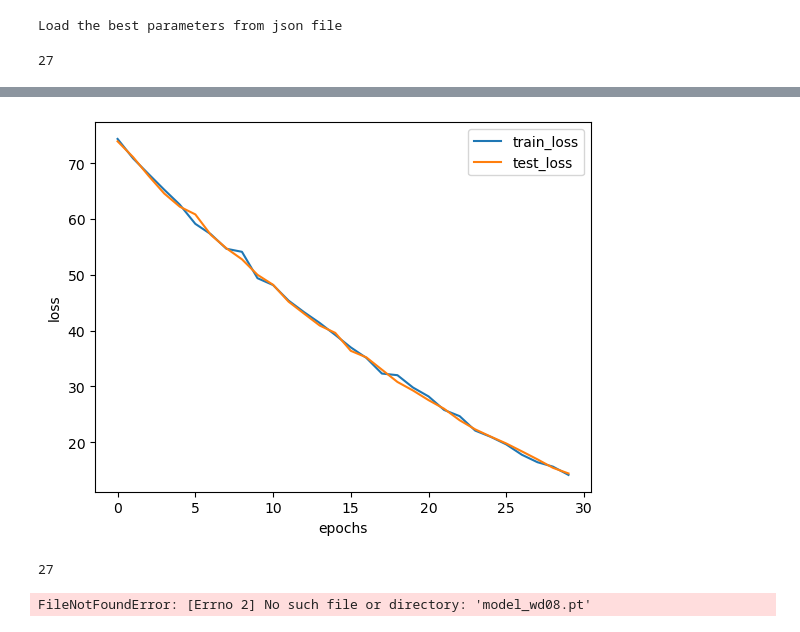
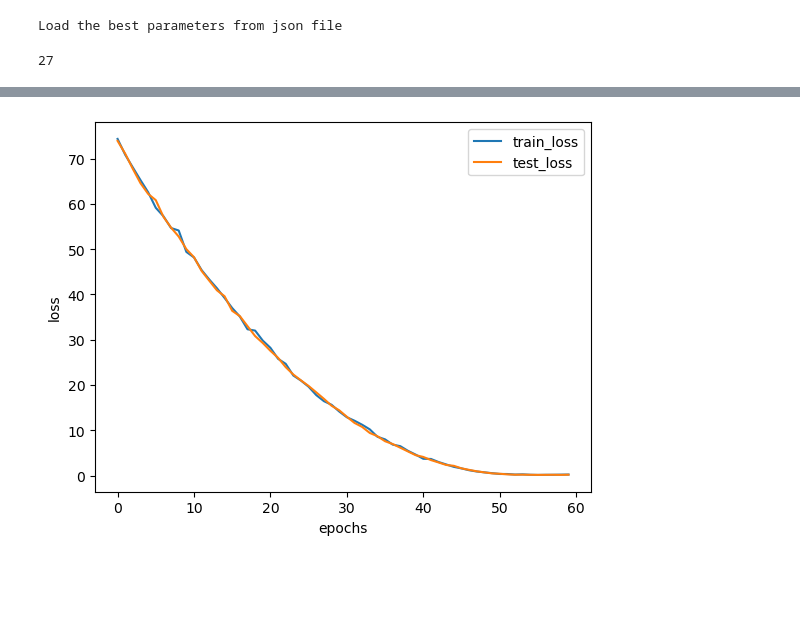
Before and after one commit to TheLoneCoderpy/rossmann_sales_prediction, a Jupyter notebook: notebook.ipynb, the cells around one changed output, grey strips where cells are left out. Drawn from its saved outputs; the diff is of its cells as text; code cells hidden in the pictures; blank space fills up the shorter version.

```diff
--- a/notebook.ipynb
+++ b/notebook.ipynb
@@ -441,7 +443,7 @@ data_loader = torch.utils.data.DataLoader(dataset, batch_size=128, shuffle=True)
 schedular = torch.optim.lr_scheduler.CosineAnnealingLR(optmizer, T_max=20)
 test_loader = torch.utils.data.DataLoader(Dataset(X_test, y_test), batch_size=256, shuffle=True)
 
-epochs = 30
+epochs = 60
 losses = []
 
 test_losses = []
@@ -494,32 +496,4 @@ Epoch [30/30], Loss: 14.140694618225098
-[figure, old version]
+[figure, new version]
-# %%
-tm = Model()
-tm.load_state_dict(torch.load("model_wd08.pt"))
-
-class TestDataset(torch.utils.data.Dataset):
-    def __init__(self, x):
-        self.x = torch.tensor(x.values, dtype=torch.float32)
-
-    def __len__(self):
-        return len(self.x)
-
-    def __getitem__(self, idx):
-        return self.x[idx]
-
-test_loader = torch.utils.data.DataLoader(TestDataset(X_test), batch_size=256, shuffle=False)
-
-count = 0
-total = len(y_test)
-
-for xb in test_loader:
-    X_test_tensor = torch.tensor(xb, dtype=torch.float32)
-    y_hat = tm(X_test_tensor)
-
-    if int(y_hat).item() == int(xb):
-        count += 1
-# %% [output]
-27
-FileNotFoundError: [Errno 2] No such file or directory: 'model_wd08.pt'
 # %%
 # An welchem Wochentag je intervall wie viel gekauft wurde
 # An welchem Wochentag je StoreType wie viel gekauft wurde
```
Also changed, not shown: parts of 2 cells of this notebook, 2 other files.
